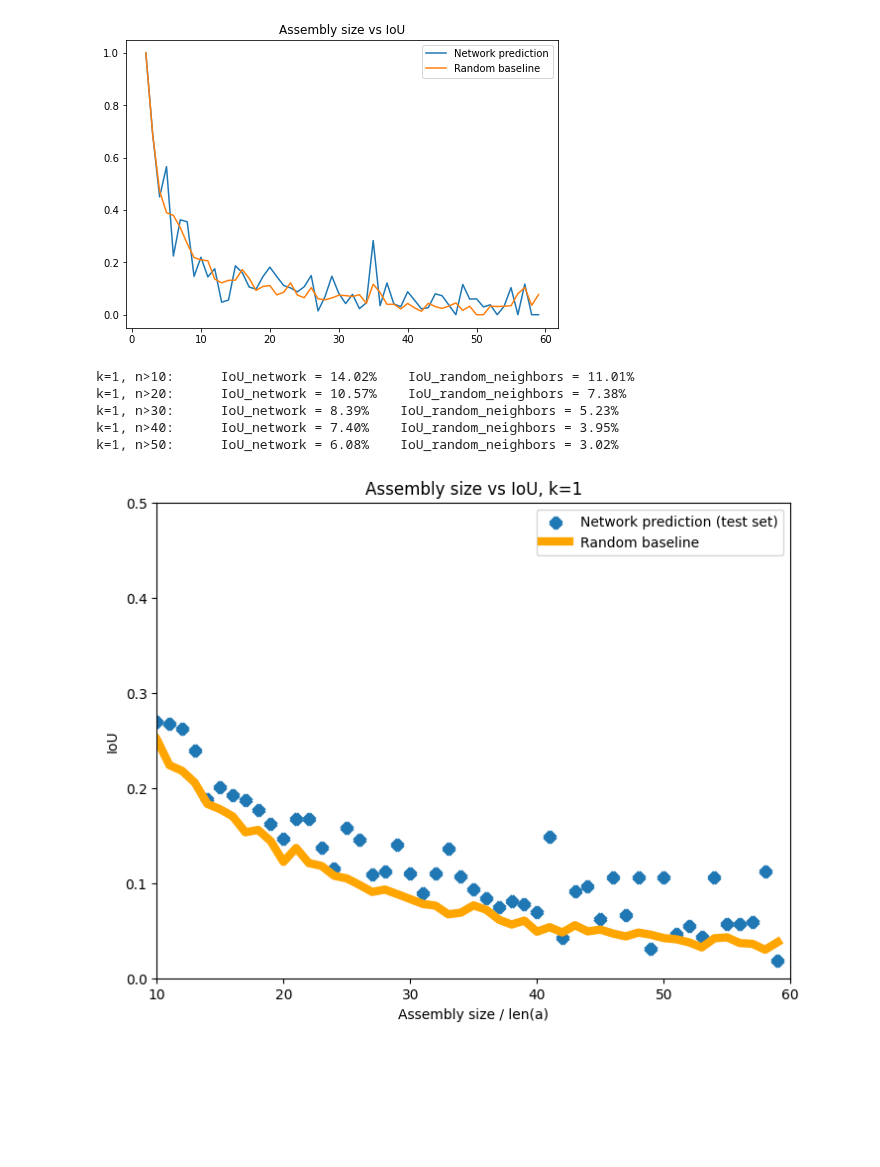
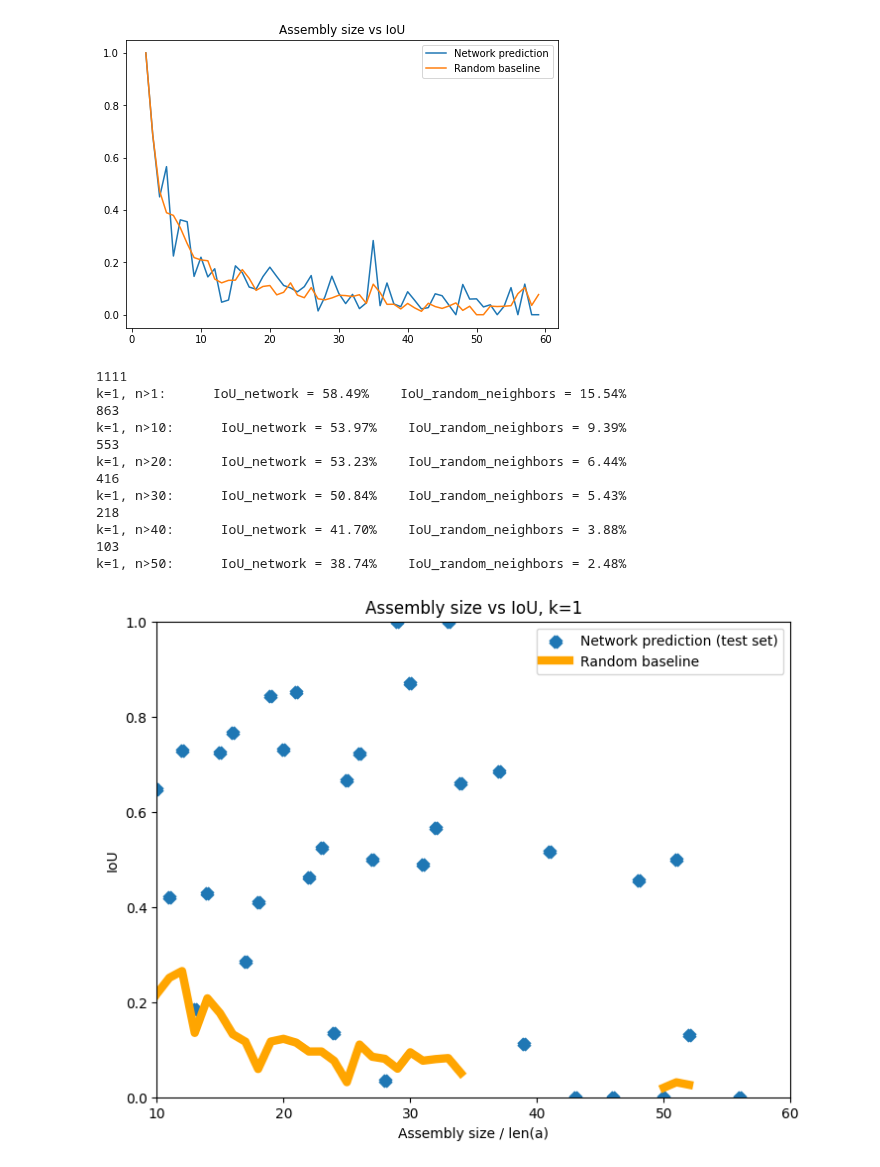
Before and after one commit to gymbeijing/mechanism-identification-public, a Jupyter notebook: joe_notebooks/iou_stats.ipynb, the cells around one changed output. Drawn from its saved outputs; the diff is of its cells as text; code cells hidden in the pictures; blank space fills up the shorter version.

```diff
--- a/joe_notebooks/iou_stats.ipynb
+++ b/joe_notebooks/iou_stats.ipynb
@@ -139,50 +134,55 @@ def assembly_size(seq, n):
     return seq["assembly_num_bodies"] > n
 
 ks = [1]
-ns = [10, 20, 30, 40, 50]
+ns = [1, 10, 20, 30, 40, 50]
 for k in ks:
-#     test_set_result_file = Path(f"../model_outputs/result_{k}.json")
-    test_set_result_file = Path(f"../result_dec_overfit_500_epochs_train.json")
+    test_set_result_file = Path(f"../model_outputs/result_retrieve_1.json")
     with open(test_set_result_file, "r") as fp:
         test_set_results = json.load(fp)
 
     for n in ns:
         print_ious(test_set_results, assembly_size, k, n)
 # %% [output]
-k=1, n>10:      IoU_network = 14.02%    IoU_random_neighbors = 11.01%
-k=1, n>20:      IoU_network = 10.57%    IoU_random_neighbors = 7.38%
-k=1, n>30:      IoU_network = 8.39%    IoU_random_neighbors = 5.23%
-k=1, n>40:      IoU_network = 7.40%    IoU_random_neighbors = 3.95%
-k=1, n>50:      IoU_network = 6.08%    IoU_random_neighbors = 3.02%
+1111
+k=1, n>1:      IoU_network = 58.49%    IoU_random_neighbors = 15.54%
+863
+k=1, n>10:      IoU_network = 53.97%    IoU_random_neighbors = 9.39%
+553
+k=1, n>20:      IoU_network = 53.23%    IoU_random_neighbors = 6.44%
+416
+k=1, n>30:      IoU_network = 50.84%    IoU_random_neighbors = 5.43%
+218
+k=1, n>40:      IoU_network = 41.70%    IoU_random_neighbors = 3.88%
+103
+k=1, n>50:      IoU_network = 38.74%    IoU_random_neighbors = 2.48%
 # %%
 for k in ks:
-#     test_set_result_file = Path(f"../model_outputs/result_{k}.json")
-    test_set_result_file = Path(f"../result_dec_overfit_500_epochs_train.json")
+    test_set_result_file = Path(f"../model_outputs/result_retrieve_1.json")
     with open(test_set_result_file, "r") as fp:
         test_set_results = json.load(fp)
 
     test_set_assembly_size = []
     test_set_ious = []
     test_set_random_baseline = []
     for n in range(2, 60):
         def assembly_size_bigger_than(seq, n):
             return seq["assembly_num_bodies"] == n
         mean_iou_from_network, mean_iou_random_neighbors = find_mean_ious_test_set(test_set_results, assembly_size_bigger_than, n)
         test_set_ious.append(mean_iou_from_network)
         test_set_random_baseline.append(mean_iou_random_neighbors)
         test_set_assembly_size.append(n)
 
     fig = plt.figure()
     ax = fig.add_axes([0,0,1,1])
     ax.scatter(test_set_assembly_size, test_set_ious, marker='x', linewidth=6, label="Network prediction (test set)")
     ax.plot(test_set_assembly_size, test_set_random_baseline, color='orange', linewidth=6, label="Random baseline")
     ax.legend()
     plt.title(f"Assembly size vs IoU, k={k}")
     plt.xlim([10, 60])
-    plt.ylim([0, 0.5])
+    plt.ylim([0, 1.0])
     plt.xlabel('Assembly size / len(a)')
     plt.ylabel('IoU')
     plt.show()
     plt.close()
 # %% [output]
-[figure, old version]
+[figure, new version]
```
Also changed, not shown: parts of 3 cells of this notebook, 2 other files.
